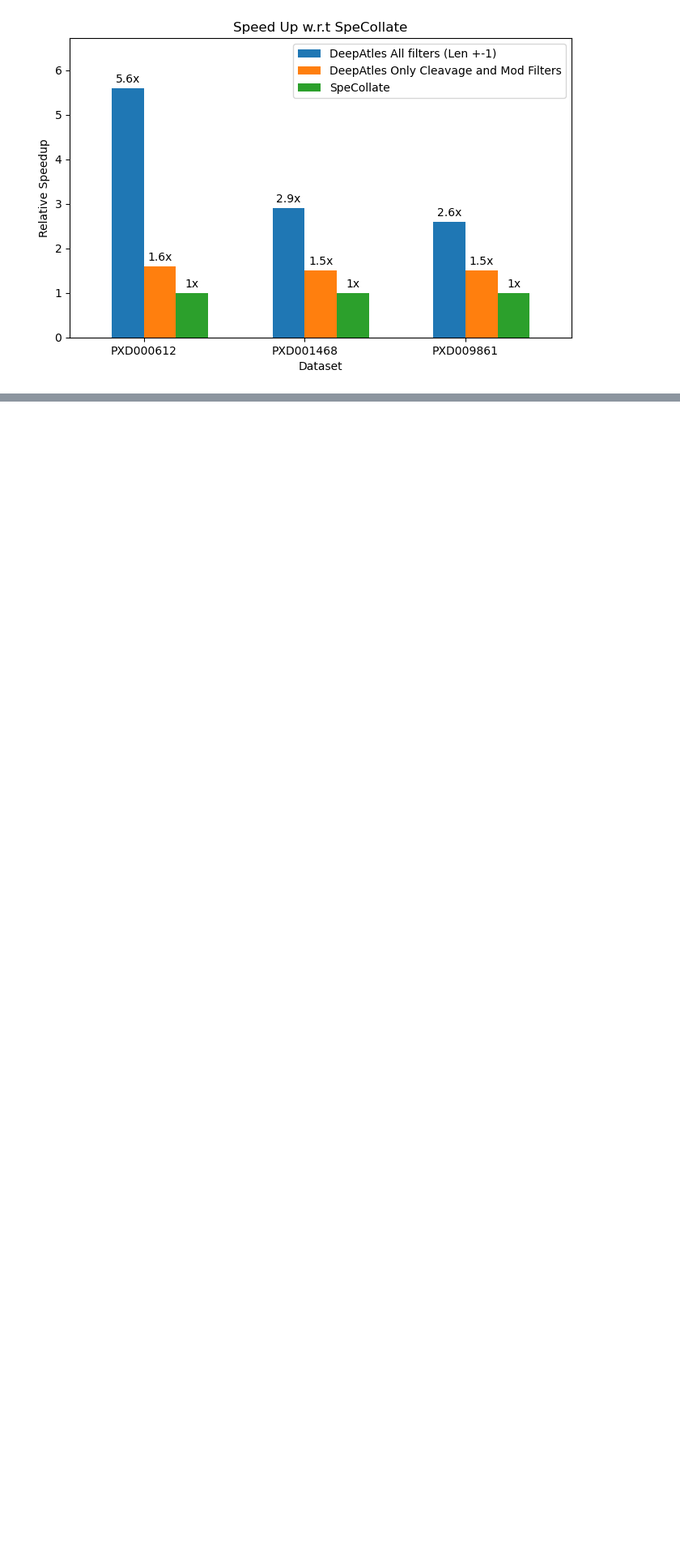
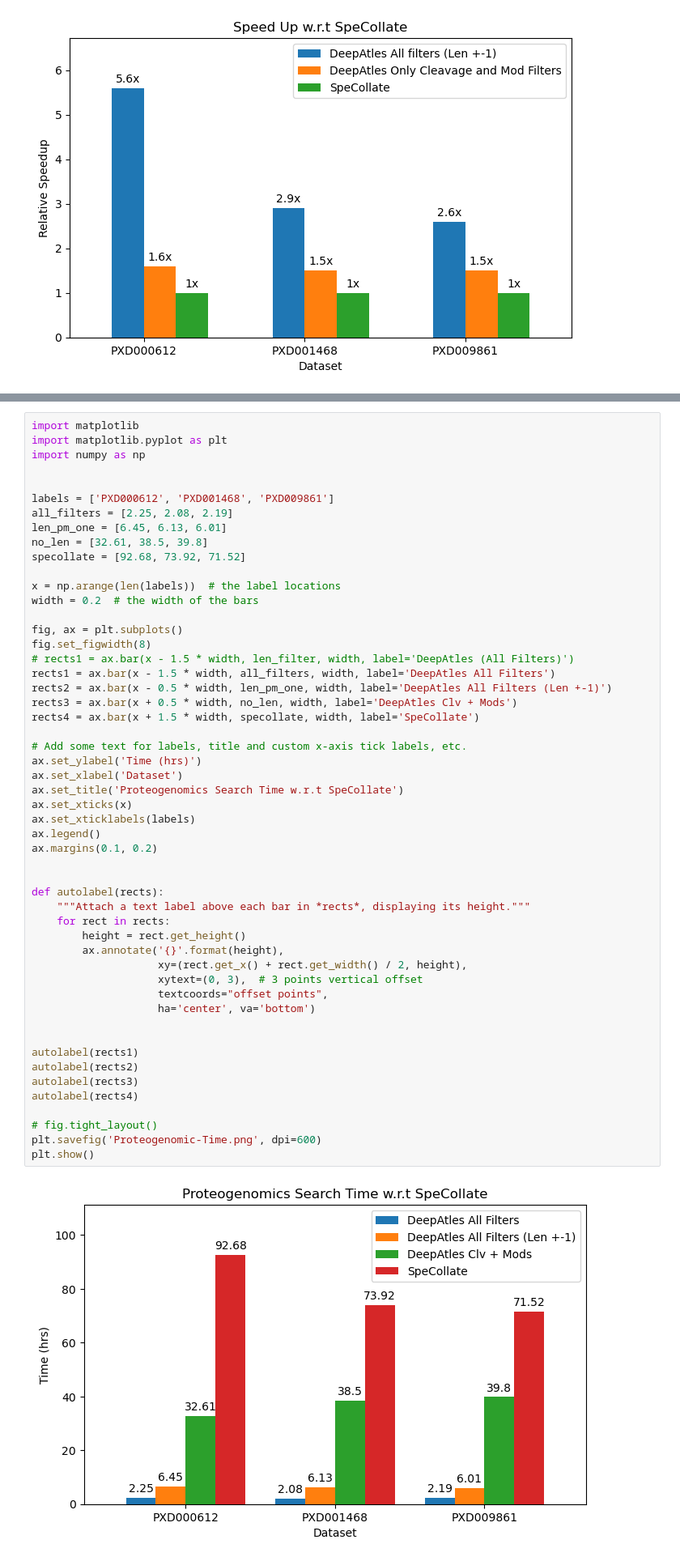
Before and after one commit to Usman095/DeepAtles, a Jupyter notebook: notebooks/db_results.ipynb, the cells around one changed output, grey strips where cells are left out. Shown at 81% size. Drawn from its saved outputs; the diff is of its cells as text; blank space fills up the shorter version.

Commit message:
Implemented Meta-Proteomics search. Added Code formatting.

```diff
--- a/notebooks/db_results.ipynb
+++ b/notebooks/db_results.ipynb
@@ -165,0 +167,54 @@ plt.show()
+# %%
+import matplotlib
+import matplotlib.pyplot as plt
+import numpy as np
+
+
+labels = ['PXD000612', 'PXD001468', 'PXD009861']
+all_filters = [2.25, 2.08, 2.19]
+len_pm_one = [6.45, 6.13, 6.01]
+no_len = [32.61, 38.5, 39.8]
+specollate = [92.68, 73.92, 71.52]
+
+x = np.arange(len(labels))  # the label locations
+width = 0.2  # the width of the bars
+
+fig, ax = plt.subplots()
+fig.set_figwidth(8)
+# rects1 = ax.bar(x - 1.5 * width, len_filter, width, label='DeepAtles (All Filters)')
+rects1 = ax.bar(x - 1.5 * width, all_filters, width, label='DeepAtles All Filters')
+rects2 = ax.bar(x - 0.5 * width, len_pm_one, width, label='DeepAtles All Filters (Len +-1)')
+rects3 = ax.bar(x + 0.5 * width, no_len, width, label='DeepAtles Clv + Mods')
+rects4 = ax.bar(x + 1.5 * width, specollate, width, label='SpeCollate')
+
+# Add some text for labels, title and custom x-axis tick labels, etc.
+ax.set_ylabel('Time (hrs)')
+ax.set_xlabel('Dataset')
+ax.set_title('Proteogenomics Search Time w.r.t SpeCollate')
+ax.set_xticks(x)
+ax.set_xticklabels(labels)
+ax.legend()
+ax.margins(0.1, 0.2)
+
+
+def autolabel(rects):
+    """Attach a text label above each bar in *rects*, displaying its height."""
+    for rect in rects:
+        height = rect.get_height()
+        ax.annotate('{}'.format(height),
+                    xy=(rect.get_x() + rect.get_width() / 2, height),
+                    xytext=(0, 3),  # 3 points vertical offset
+                    textcoords="offset points",
+                    ha='center', va='bottom')
+
+
+autolabel(rects1)
+autolabel(rects2)
+autolabel(rects3)
+autolabel(rects4)
+
+# fig.tight_layout()
+plt.savefig('Proteogenomic-Time.png', dpi=600)
+plt.show()
+# %% [output]
+[figure, added]
```
Also changed, not shown: parts of 1 cell of this notebook, 14 other files.
